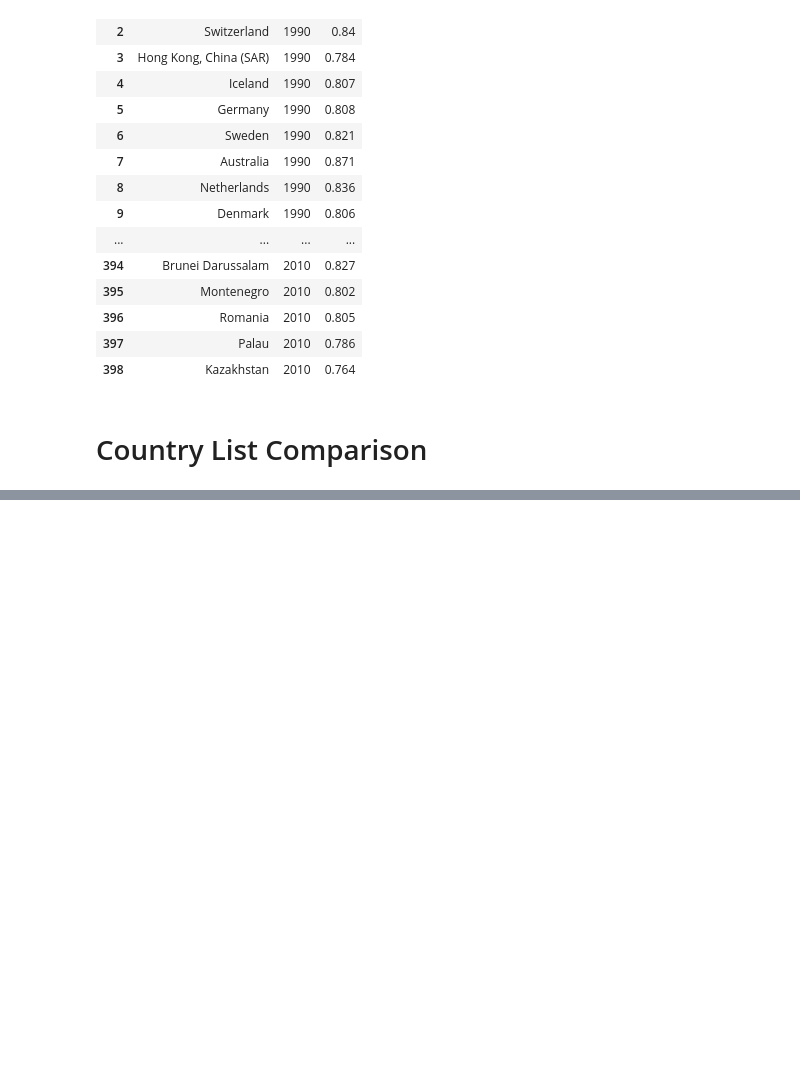
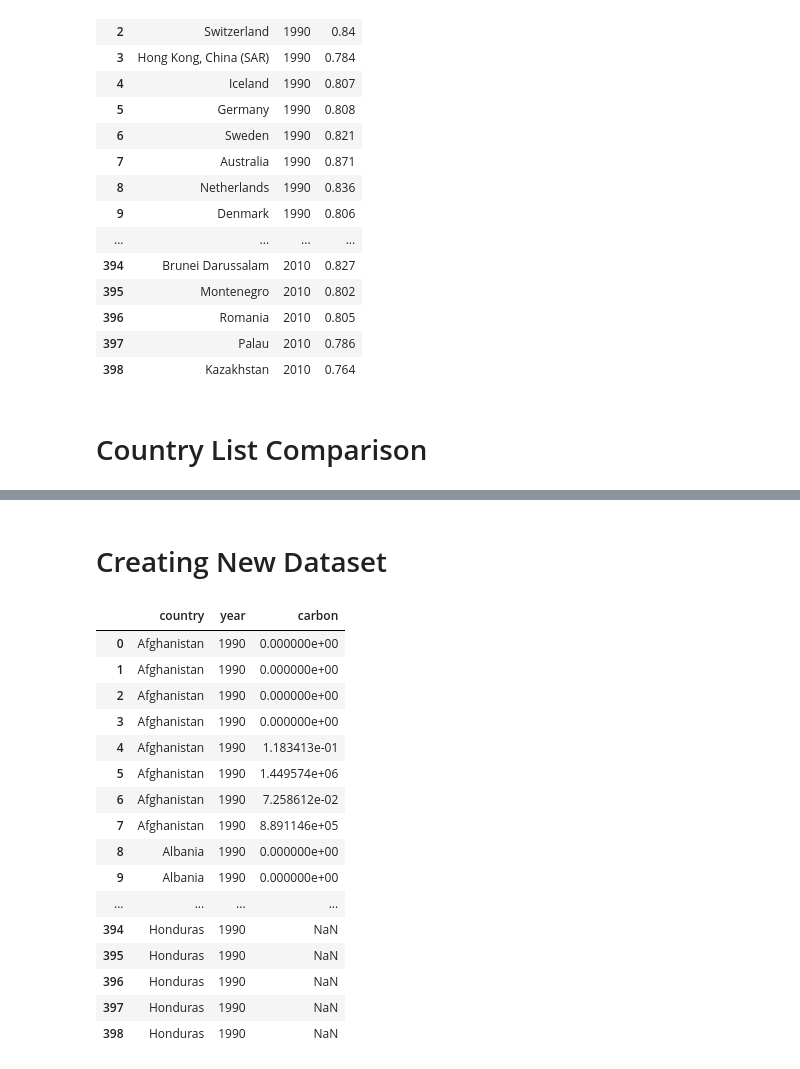
Before and after one commit to jacobdv/shoe-beans, a Jupyter notebook: All_Data_Cleaning.ipynb, the cells around one changed output, grey strips where cells are left out. Saved outputs shown, nothing was run; the diff lists cells and outputs as text; code cells hidden in the pictures; blank space fills up the shorter version.

```diff
--- a/All_Data_Cleaning.ipynb
+++ b/All_Data_Cleaning.ipynb
@@ -250,0 +249,17 @@ not_shared_countries
+# %%
+# Reformats some country names to match across datasets.
+renamed_un_country_list = []
+for country in selected_years['country']:
+    country = country.replace(" (",", ")
+    country = country.replace(")","")
+    renamed_un_country_list.append(country)
+selected_years['country'] = renamed_un_country_list
+
+# Recreates UN countries list with renamed countries.
+un_countries_list = sorted(selected_years['country'].unique())
+# %%
+# Creates lists of countries based on which list(s) they appear on.
+shared = sorted(list(set(nfa_countries_list).intersection(un_countries_list)))
+nfa_only = sorted(list(set(nfa_countries_list).difference(un_countries_list)))
+un_only = sorted(list(set(un_countries_list).difference(nfa_countries_list)))
+nfa_un_onlys = sorted(list(set(un_countries_list).symmetric_difference(nfa_countries_list)))
@@ -250,0 +286,41 @@ not_shared_countries
+# %% [markdown]
+# Creating New Dataset
+# %%
+country_list = []
+year_list = []
+hdi_list = []
+carbon_list = []
+i = 0
+
+for row in combined_years['country']:
+    country = combined_years['country'][i]
+    year = combined_years['year'][i]
+    carbon = combined_years['carbon'][i]
+    if country not in nfa_un_onlys:
+        if country not in country_list:
+            country_list.append(country)
+            year_list.append(year)
+            carbon_list.append(carbon)
+        elif
+    i += 1
+# %%
+data = pd.DataFrame({'country':country_list, 'year':year_list, 'carbon':carbon_list})
+data
+# %% [output]
+|  | country | year | carbon |
+| 0 | Afghanistan | 1990 | 0.000000e+00 |
+| 1 | Afghanistan | 1990 | 0.000000e+00 |
+| 2 | Afghanistan | 1990 | 0.000000e+00 |
+| 3 | Afghanistan | 1990 | 0.000000e+00 |
+| 4 | Afghanistan | 1990 | 1.183413e-01 |
+| 5 | Afghanistan | 1990 | 1.449574e+06 |
+| 6 | Afghanistan | 1990 | 7.258612e-02 |
+| 7 | Afghanistan | 1990 | 8.891146e+05 |
+| 8 | Albania | 1990 | 0.000000e+00 |
+| 9 | Albania | 1990 | 0.000000e+00 |
+| ... | ... | ... | ... |
+| 394 | Honduras | 1990 | NaN |
+| 395 | Honduras | 1990 | NaN |
+| 396 | Honduras | 1990 | NaN |
+| 397 | Honduras | 1990 | NaN |
+| 398 | Honduras | 1990 | NaN |
```
Also changed, not shown: parts of 5 cells of this notebook.
